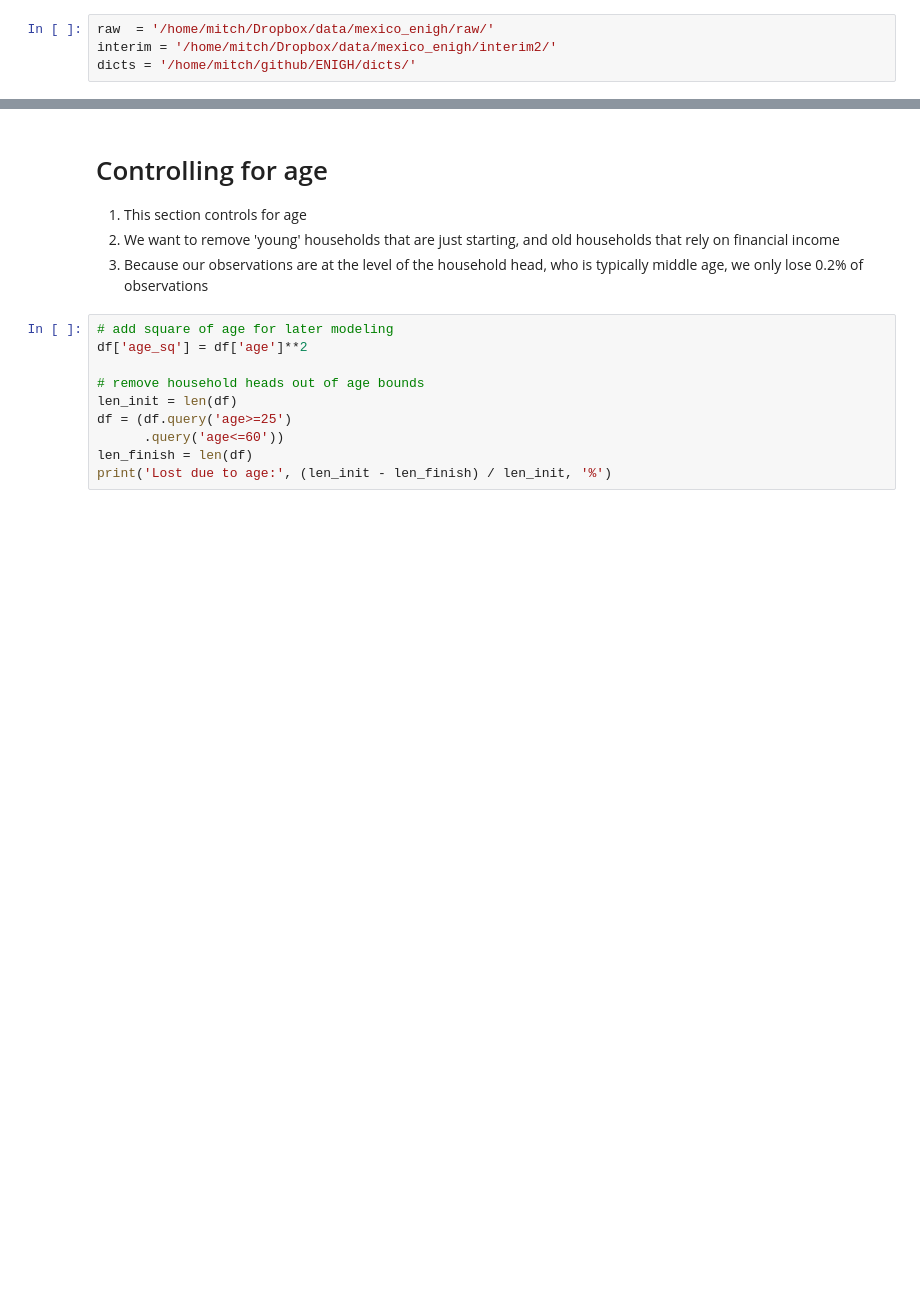
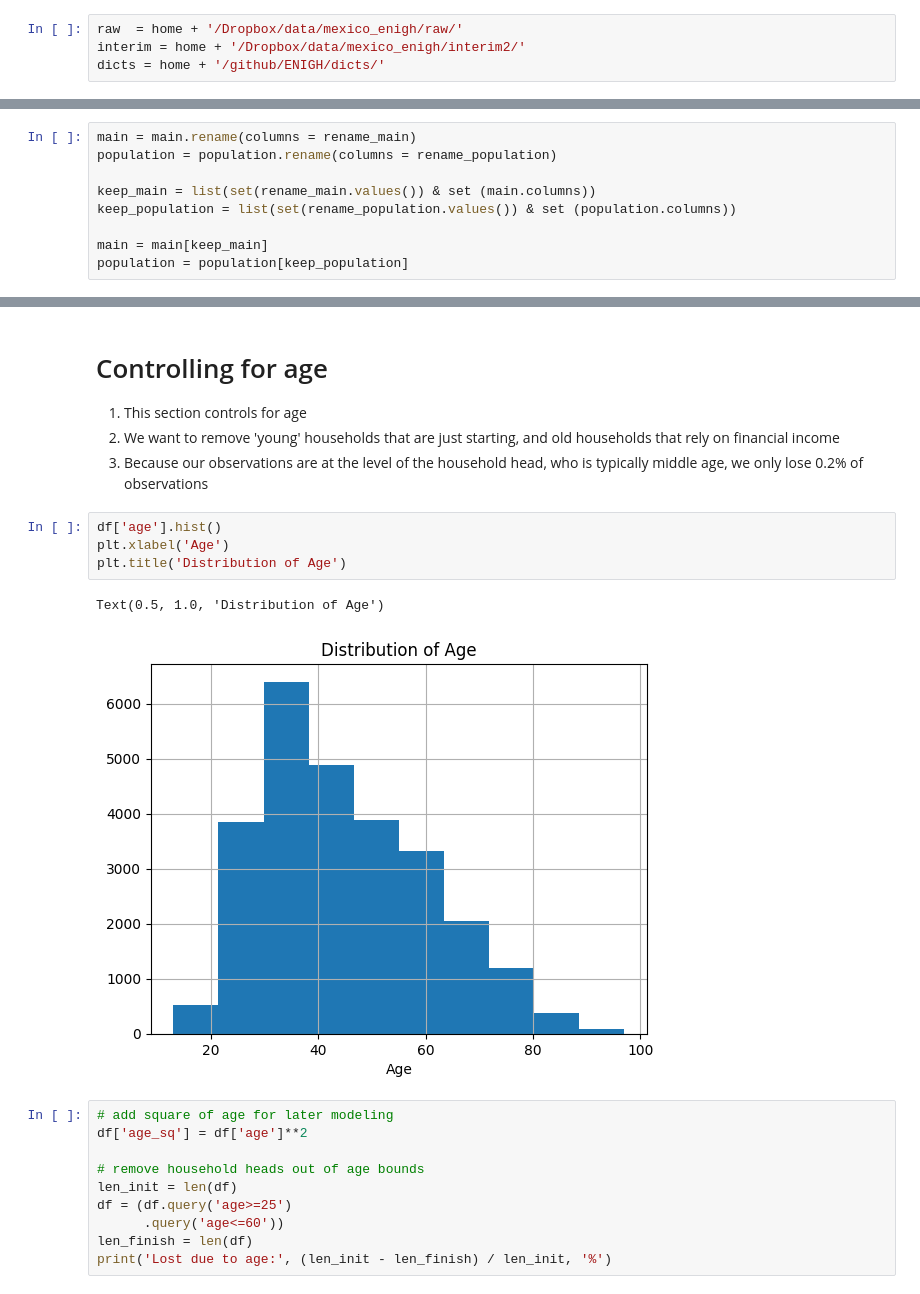
Before and after one commit to mjv2146/household-consumption, a Jupyter notebook: notebooks/01_main.ipynb, the cells around one changed output, grey strips where cells are left out. Saved outputs shown, nothing was run; the diff lists cells and outputs as text; blank space fills up the shorter version.

Commit message:
some cleanup of main

```diff
--- a/notebooks/01_main.ipynb
+++ b/notebooks/01_main.ipynb
@@ -22,7 +22,7 @@ import os
 
 from simpledbf import Dbf5
 # %%
-raw  = '/home/mitch/Dropbox/data/mexico_enigh/raw/'
-interim = '/home/mitch/Dropbox/data/mexico_enigh/interim2/'
-dicts = '/home/mitch/github/ENIGH/dicts/'
+raw  = home + '/Dropbox/data/mexico_enigh/raw/'
+interim = home + '/Dropbox/data/mexico_enigh/interim2/'
+dicts = home + '/github/ENIGH/dicts/'
 # %%
@@ -53,6 +113,15 @@ population = Dbf5('population.dbf').to_dataframe()
 
 main.columns = [x.lower() for x in main.columns]
 population.columns = [x.lower() for x in population.columns]
+# %%
+main = main.rename(columns = rename_main)
+population = population.rename(columns = rename_population)
+
+keep_main = list(set(rename_main.values()) & set (main.columns))
+keep_population = list(set(rename_population.values()) & set (population.columns))
+
+main = main[keep_main]
+population = population[keep_population]
 # %%
 main.info()
 # %% [output]
@@ -284,6 +389,13 @@ Name: count, dtype: int64
 1. This section controls for age
 2. We want to remove 'young' households that are just starting, and old households that rely on financial income
 3. Because our observations are at the level of the household head, who is typically middle age, we only lose 0.2% of observations
+# %%
+df['age'].hist()
+plt.xlabel('Age')
+plt.title('Distribution of Age')
+# %% [output]
+Text(0.5, 1.0, 'Distribution of Age')
+[figure, added]
 # %%
 # add square of age for later modeling
 df['age_sq'] = df['age']**2
```
Also changed, not shown: parts of 16 cells of this notebook.
